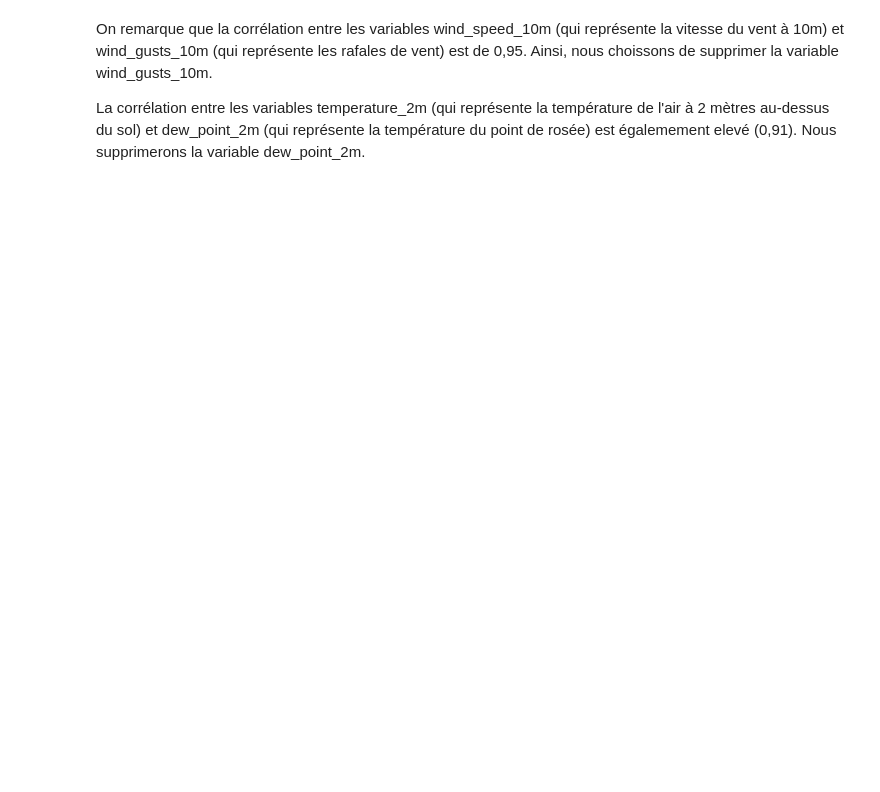
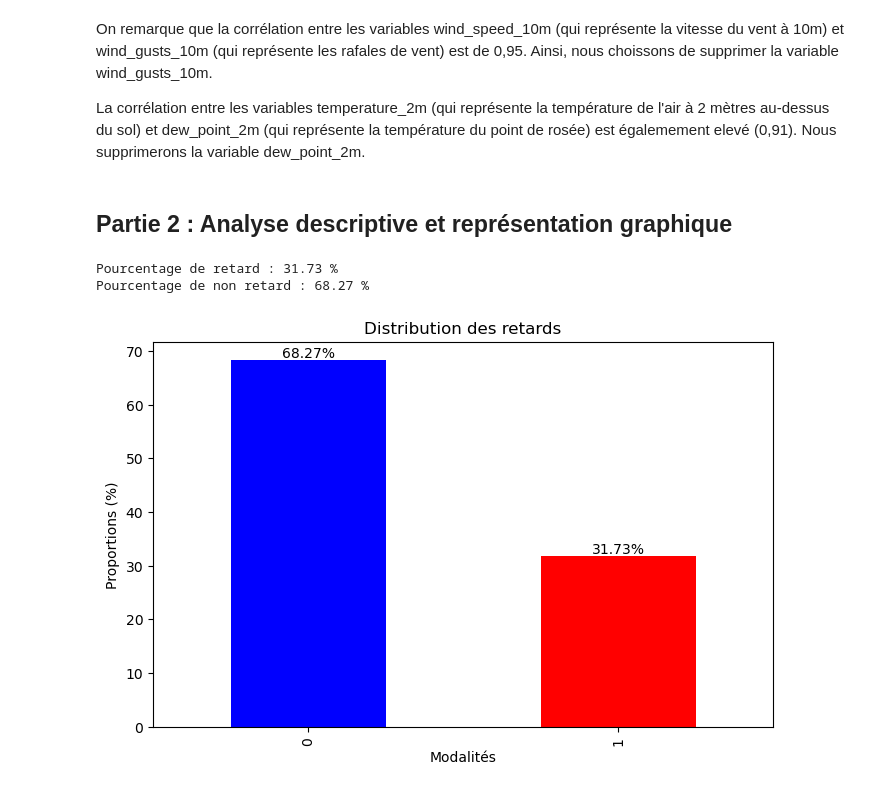
Before and after one commit to OUALYoss/Projet_Python-pour-la-data-science, a Jupyter notebook: Code_.ipynb, the cells around one changed output. Cells and saved outputs as stored; diff of their text form; code cells hidden in the pictures; blank space fills up the shorter version.

Commit message:
Début partie analyse descriptive

```diff
--- a/Code_.ipynb
+++ b/Code_.ipynb
@@ -473,0 +606,25 @@ df.to_csv('data.csv', index=False)
+# %% [markdown]
+## Partie 2 : Analyse descriptive et représentation graphique
+# %%
+# Calcul des pourcentages pour chaque modalité
+modalites = (df['Retard'].value_counts(normalize=True) * 100).round(2)
+print("Pourcentage de retard :", modalites[1], "%")
+print("Pourcentage de non retard :", modalites[0], "%")
+# %% [output]
+Pourcentage de retard : 31.73 %
+Pourcentage de non retard : 68.27 %
+# %%
+# Création du graphique en barres
+ax = modalites.plot(kind='bar', color=['blue', 'red'], figsize=(8, 5))
+plt.title('Distribution des retards')
+plt.xlabel('Modalités')
+plt.ylabel('Proportions (%)')
+
+# Ajout des annotations pour indiquer les pourcentages au-dessus des barres
+for i, v in enumerate(modalites):
+    ax.annotate(f"{v}%", xy=(i, v), ha='center', va='bottom')
+
+# Affichage du graphique
+plt.show()
+# %% [output]
+[figure, added]
```
Also changed, not shown: parts of 27 cells of this notebook, 1 other file.
